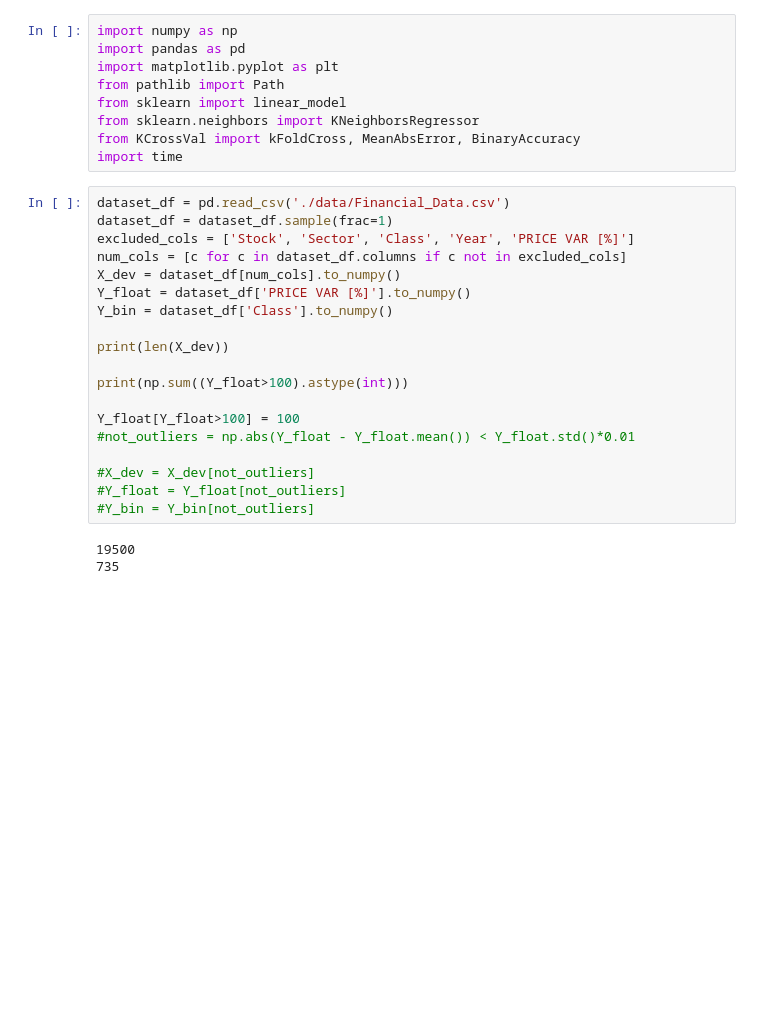
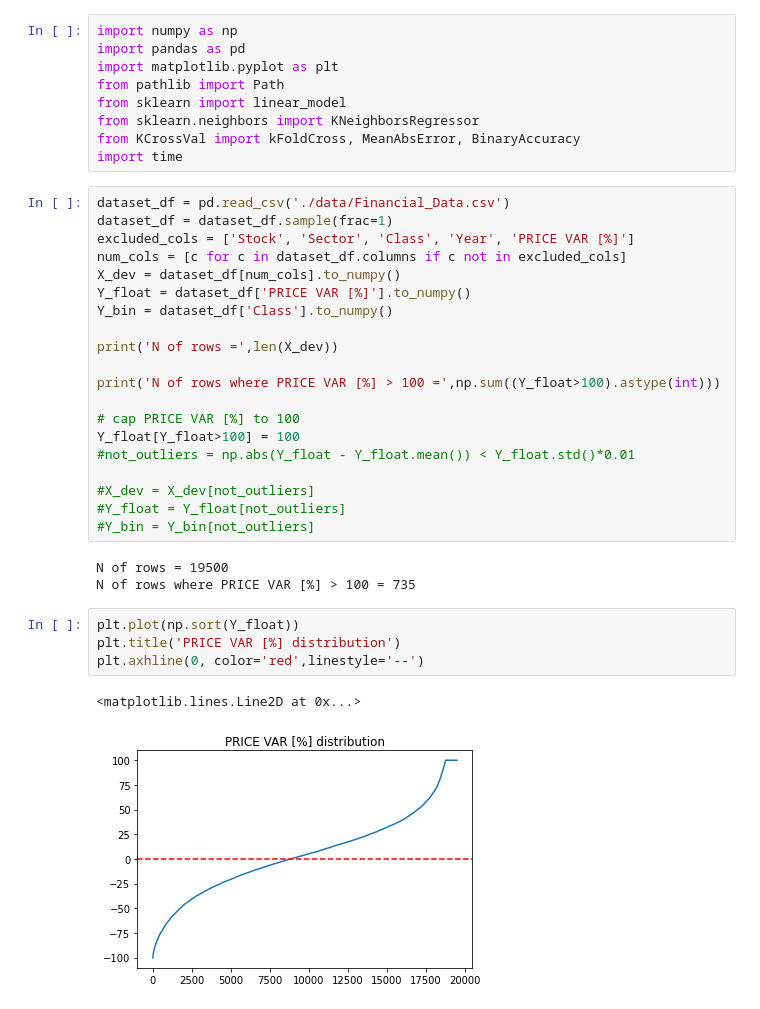
Before and after one commit to michelebersani/StatisticalLearning, a Jupyter notebook: regression.ipynb, the cells around one changed output. Saved outputs shown, nothing was run; the diff lists cells and outputs as text; blank space fills up the shorter version.

```diff
--- a/regression.ipynb
+++ b/regression.ipynb
@@ -16,10 +16,11 @@ X_dev = dataset_df[num_cols].to_numpy()
 Y_float = dataset_df['PRICE VAR [%]'].to_numpy()
 Y_bin = dataset_df['Class'].to_numpy()
 
-print(len(X_dev))
+print('N of rows =',len(X_dev))
 
-print(np.sum((Y_float>100).astype(int)))
+print('N of rows where PRICE VAR [%] > 100 =',np.sum((Y_float>100).astype(int)))
 
+# cap PRICE VAR [%] to 100
 Y_float[Y_float>100] = 100
 #not_outliers = np.abs(Y_float - Y_float.mean()) < Y_float.std()*0.01
 
@@ -27,8 +28,15 @@ Y_float[Y_float>100] = 100
 #Y_float = Y_float[not_outliers]
 #Y_bin = Y_bin[not_outliers]
 # %% [output]
-19500
-735
+N of rows = 19500
+N of rows where PRICE VAR [%] > 100 = 735
+# %%
+plt.plot(np.sort(Y_float))
+plt.title('PRICE VAR [%] distribution')
+plt.axhline(0, color='red',linestyle='--')
+# %% [output]
+<matplotlib.lines.Line2D at 0x...>
+[figure, added]
 # %%
 np.atleast_2d(Y_float).transpose()
 # %% [output]
```
Also changed, not shown: parts of 8 cells of this notebook, 1 other file.
